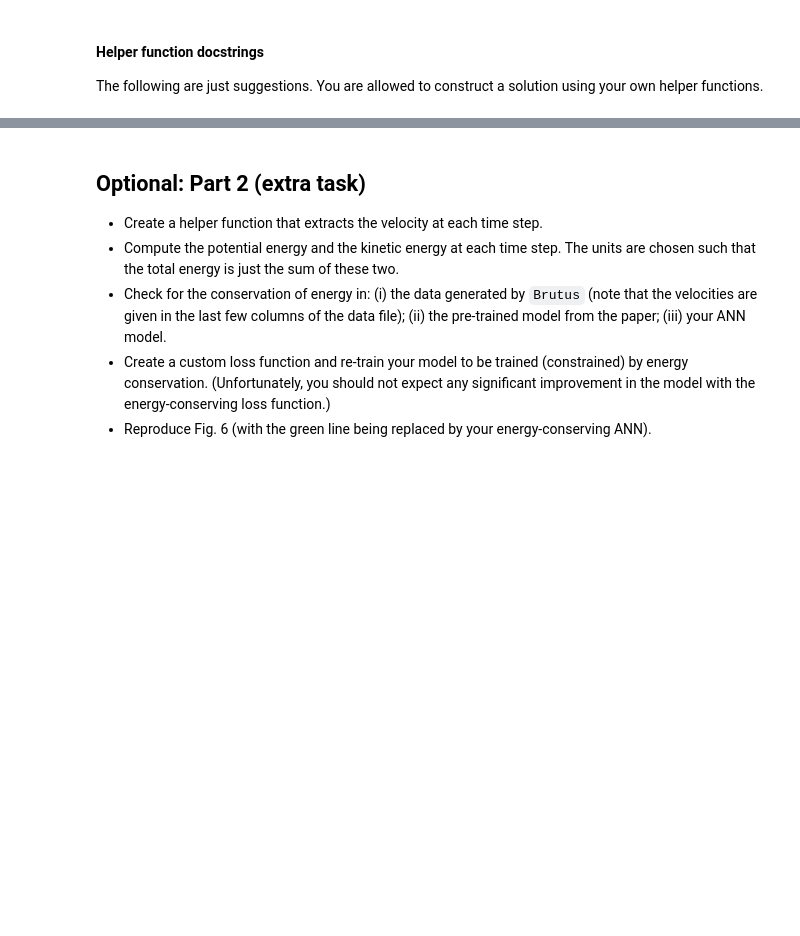
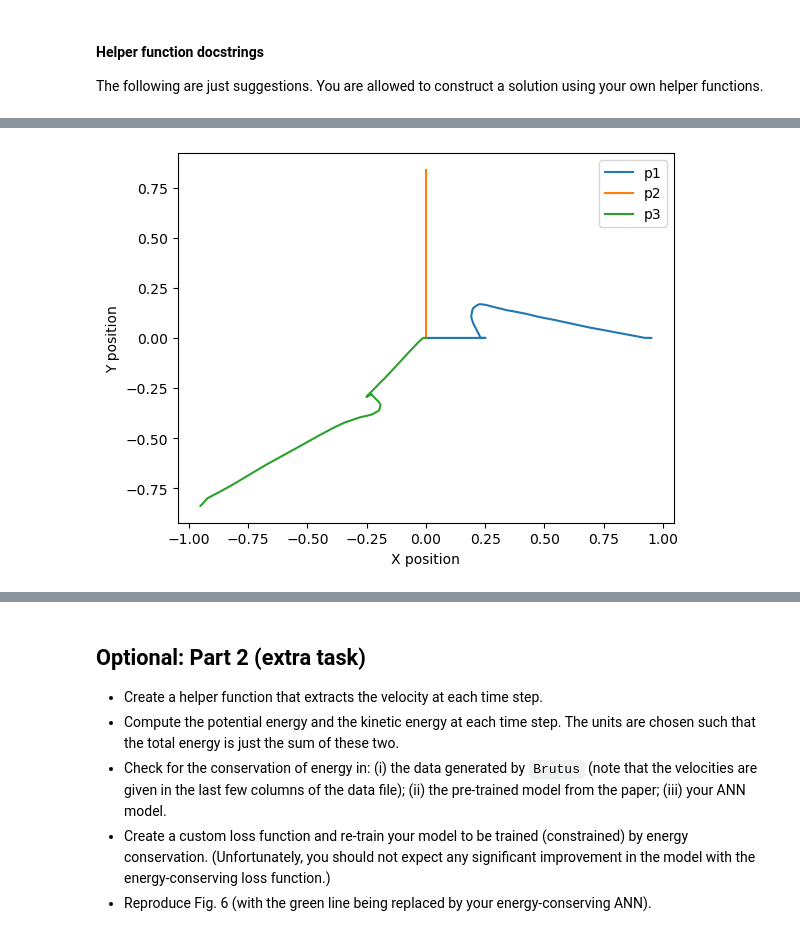
Before and after one commit to wonder-coconut/tif285_project_2, a Jupyter notebook: TIF285_Project2.ipynb, the cells around one changed output, grey strips where cells are left out. Saved outputs shown, nothing was run; the diff lists cells and outputs as text; code cells hidden in the pictures; blank space fills up the shorter version.

Commit message:
fixed initial value x calculator, validated pre defined model, implemented dataset validity checker

```diff
--- a/TIF285_Project2.ipynb
+++ b/TIF285_Project2.ipynb
@@ -113,0 +179,2 @@ The following are just suggestions. You are allowed to construct a solution usin
+# %%
+data = trajectory_checker()
@@ -249,7 +326,7 @@ three_body_model = keras.models.Sequential([
     keras.layers.Dense(64,activation='relu'),
     keras.layers.Dense(64,activation='relu'),
     keras.layers.Dense(64,activation='relu'),
-    keras.layers.Dense(4,activation='softmax')]
+    keras.layers.Dense(4,activation='relu')]
 )
 # %%
 three_body_model.summary()
@@ -284,4 +355,4 @@ three_body_model.compile(optimizer=keras.optimizers.Adam(0.001, 0.5, 0.5),
               loss=keras.losses.MeanAbsoluteError(),
               metrics=['accuracy'])
 # %%
-history = three_body_model.fit(test_x_train,test_y_train, epochs=100)
+history = three_body_model.fit(data_x_train[0],data_y_train[0], epochs=100,verbose=0)
@@ -306,3 +359,3 @@ Epoch 100/100
 # %%
-predictions = three_body_model.predict(test_x_validate)
+predictions = three_body_model.predict(data_x_train[0])
 # %% [output]
@@ -311,0 +363,5 @@ predictions = three_body_model.predict(test_x_validate)
+# %%
+pred_traj = get_trajectories(predictions)
+ax = plot_trajectories(pred_traj[0],pred_traj[1],pred_traj[2])
+# %% [output]
+[figure, added]
```
Also changed, not shown: parts of 13 cells of this notebook.
